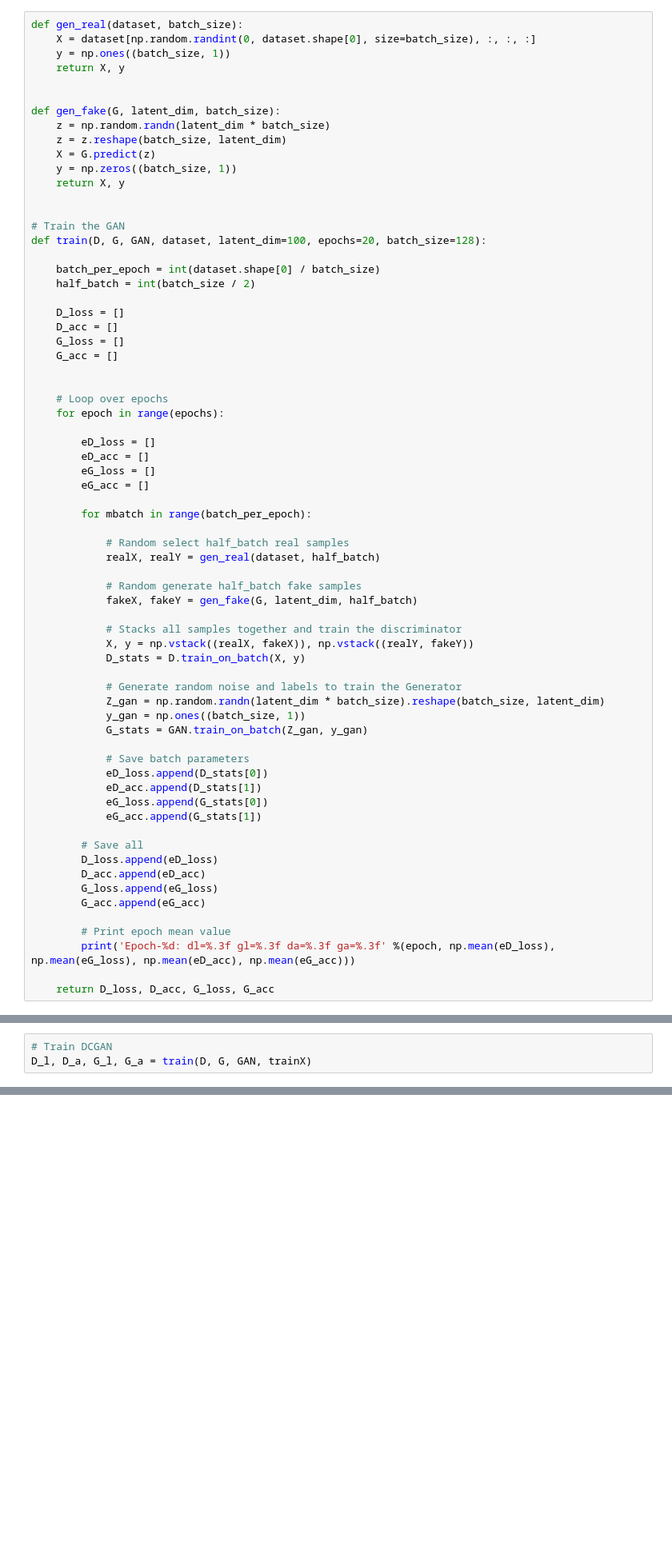
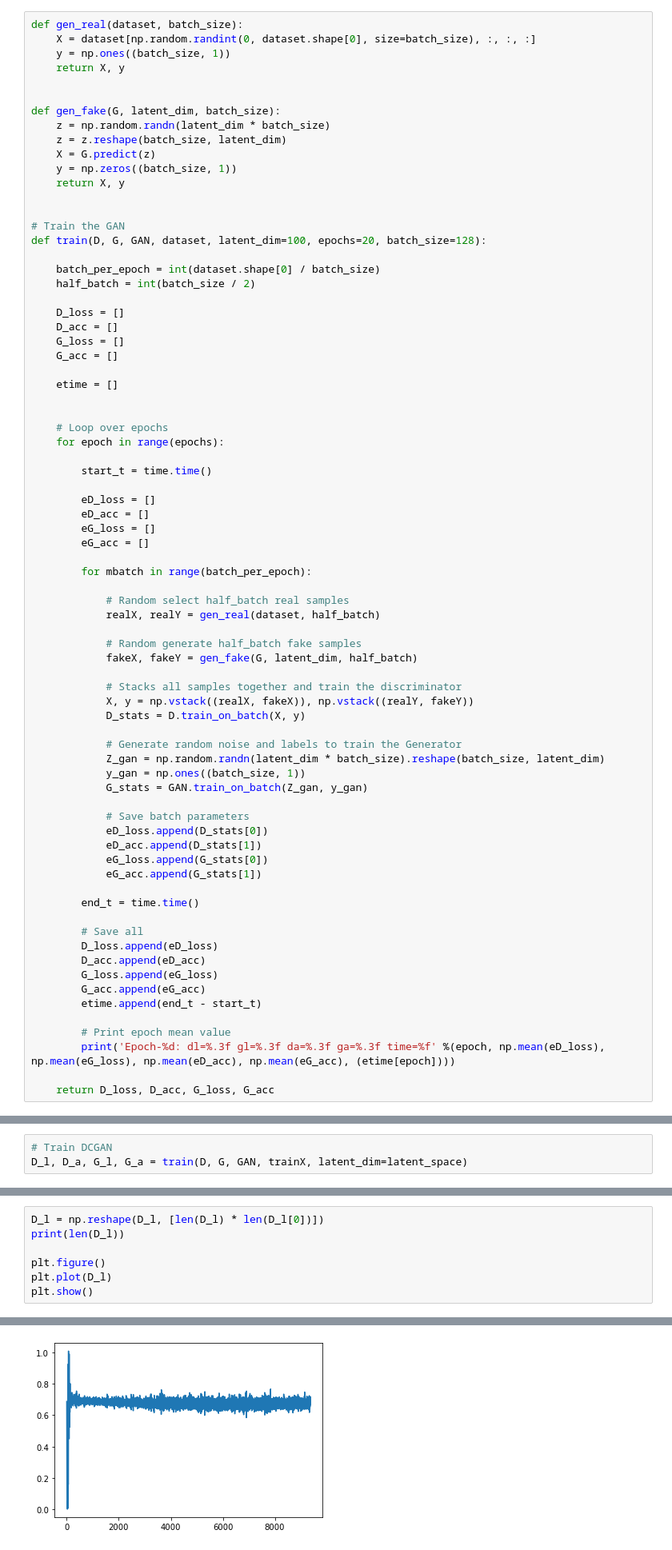
Before and after one commit to Kraing/GANS, a Jupyter notebook: Dev_GAN/GAN.ipynb, the cells around one changed output, grey strips where cells are left out. Shown: that part at 80% size. Cells and saved outputs as stored; diff of their text form; blank space fills up the shorter version.

```diff
--- a/Dev_GAN/GAN.ipynb
+++ b/Dev_GAN/GAN.ipynb
@@ -141,9 +149,13 @@ def train(D, G, GAN, dataset, latent_dim=100, epochs=20, batch_size=128):
     G_loss = []
     G_acc = []
 
+    etime = []
+
 
     # Loop over epochs
     for epoch in range(epochs):
+
+        start_t = time.time()
 
         eD_loss = []
         eD_acc = []
@@ -173,14 +185,17 @@ def train(D, G, GAN, dataset, latent_dim=100, epochs=20, batch_size=128):
             eG_loss.append(G_stats[0])
             eG_acc.append(G_stats[1])
 
+        end_t = time.time()
+
         # Save all
         D_loss.append(eD_loss)
         D_acc.append(eD_acc)
         G_loss.append(eG_loss)
         G_acc.append(eG_acc)
+        etime.append(end_t - start_t)
 
         # Print epoch mean value
-        print('Epoch-%d: dl=%.3f gl=%.3f da=%.3f ga=%.3f' %(epoch, np.mean(eD_loss), np.mean(eG_loss), np.mean(eD_acc), np.mean(eG_acc)))
+        print('Epoch-%d: dl=%.3f gl=%.3f da=%.3f ga=%.3f time=%f' %(epoch, np.mean(eD_loss), np.mean(eG_loss), np.mean(eD_acc), np.mean(eG_acc), (etime[epoch])))
 
     return D_loss, D_acc, G_loss, G_acc
 # %%
@@ -206,3 +280,3 @@ G.summary()
 # %%
 # Train DCGAN
-D_l, D_a, G_l, G_a = train(D, G, GAN, trainX)
+D_l, D_a, G_l, G_a = train(D, G, GAN, trainX, latent_dim=latent_space)
@@ -216,0 +404,8 @@ for i in range(10):
+# %%
+D_l = np.reshape(D_l, [len(D_l) * len(D_l[0])])
+print(len(D_l))
+
+plt.figure()
+plt.plot(D_l)
+plt.show()
+# %% [output]
@@ -216,0 +413 @@ for i in range(10):
+[figure, added]
```
Also changed, not shown: parts of 11 cells of this notebook, 4 other files.
